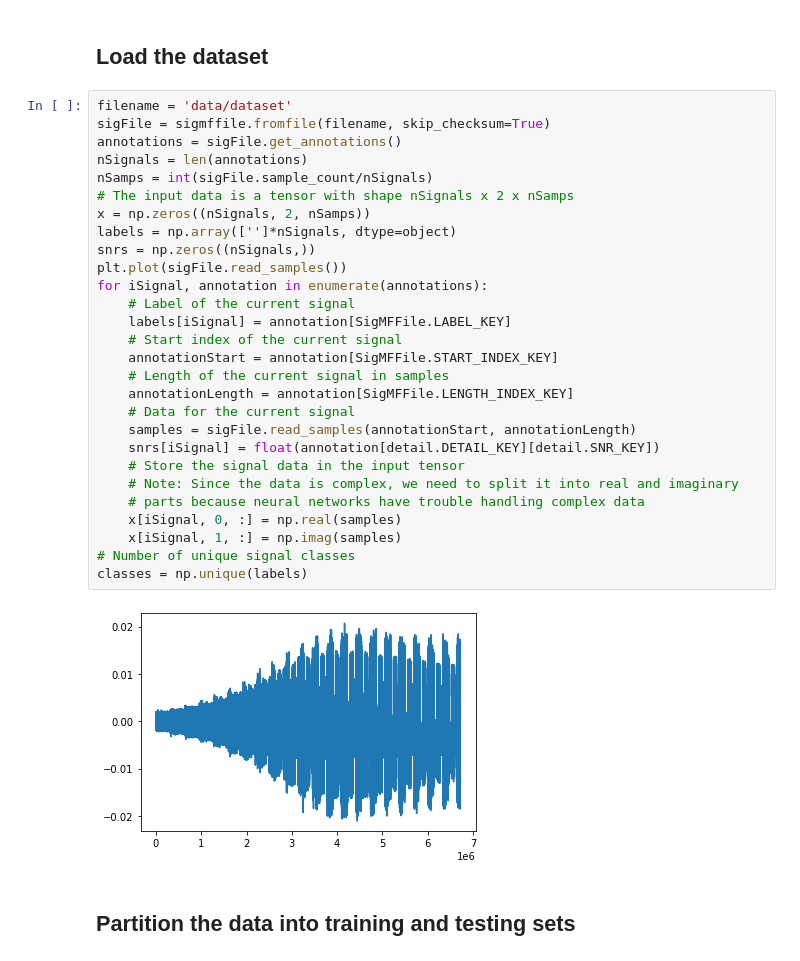
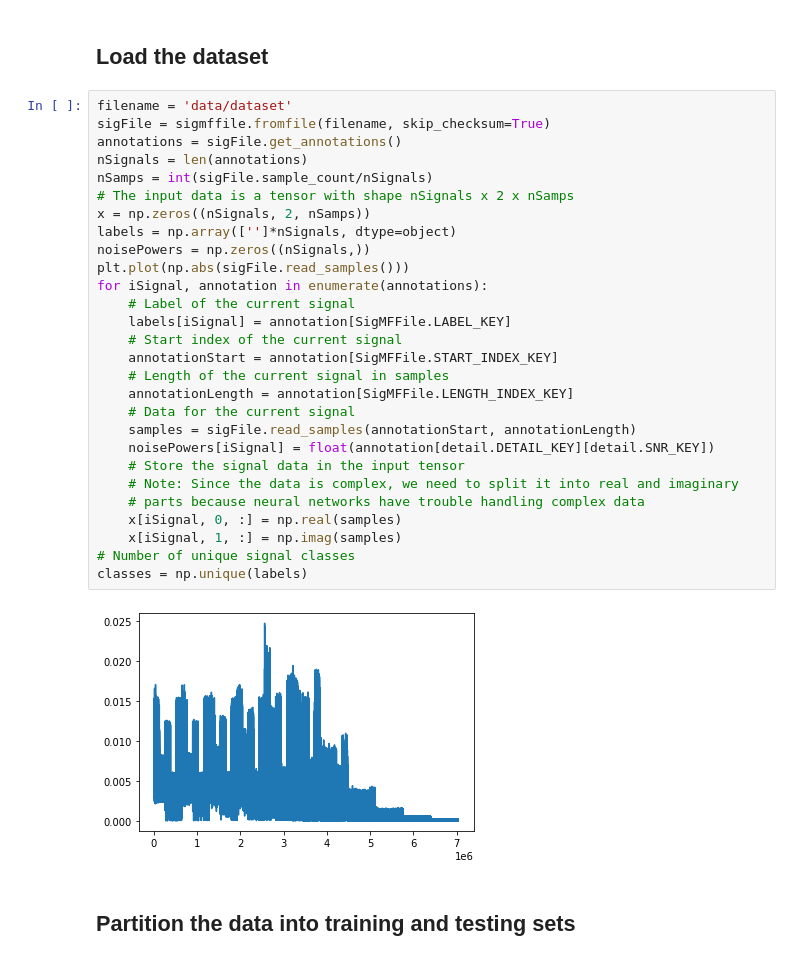
Before and after one commit to ShaneFlandermeyer/cs5033-final-project, a Jupyter notebook: modulation_recognition.ipynb, the cells around one changed output. Drawn from its saved outputs; the diff is of its cells as text.

```diff
--- a/modulation_recognition.ipynb
+++ b/modulation_recognition.ipynb
@@ -9,33 +9,33 @@ from signals.detail import detail
 # %%
 filename = 'data/dataset'
 sigFile = sigmffile.fromfile(filename, skip_checksum=True)
 annotations = sigFile.get_annotations()
 nSignals = len(annotations)
 nSamps = int(sigFile.sample_count/nSignals)
 # The input data is a tensor with shape nSignals x 2 x nSamps
 x = np.zeros((nSignals, 2, nSamps))
 labels = np.array(['']*nSignals, dtype=object)
-snrs = np.zeros((nSignals,))
-plt.plot(sigFile.read_samples())
+noisePowers = np.zeros((nSignals,))
+plt.plot(np.abs(sigFile.read_samples()))
 for iSignal, annotation in enumerate(annotations):
     # Label of the current signal
     labels[iSignal] = annotation[SigMFFile.LABEL_KEY]
     # Start index of the current signal
     annotationStart = annotation[SigMFFile.START_INDEX_KEY]
     # Length of the current signal in samples
     annotationLength = annotation[SigMFFile.LENGTH_INDEX_KEY]
     # Data for the current signal
     samples = sigFile.read_samples(annotationStart, annotationLength)
-    snrs[iSignal] = float(annotation[detail.DETAIL_KEY][detail.SNR_KEY])
+    noisePowers[iSignal] = float(annotation[detail.DETAIL_KEY][detail.SNR_KEY])
     # Store the signal data in the input tensor
     # Note: Since the data is complex, we need to split it into real and imaginary
     # parts because neural networks have trouble handling complex data
     x[iSignal, 0, :] = np.real(samples)
     x[iSignal, 1, :] = np.imag(samples)
 # Number of unique signal classes
 classes = np.unique(labels)
 # %% [output]
-[figure, old version]
+[figure, new version]
 # %% [markdown]
 ## Partition the data into training and testing sets
 # %%
```
Also changed, not shown: parts of 5 cells of this notebook, 2 other files.
